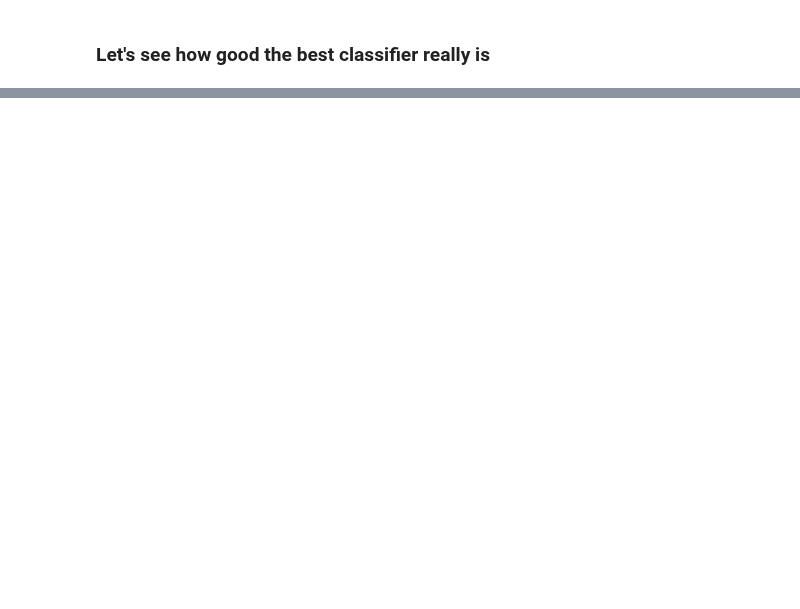
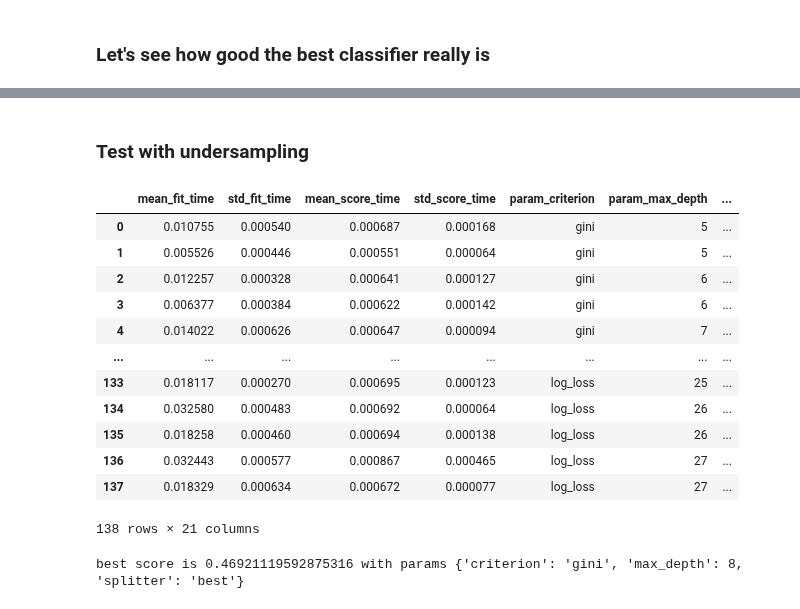
Before and after one commit to medplot/data-mining-project, a Jupyter notebook: jupyter_notebooks/decision_tree.ipynb, the cells around one changed output, grey strips where cells are left out. Saved outputs shown, nothing was run; the diff lists cells and outputs as text; code cells hidden in the pictures; blank space fills up the shorter version.

```diff
--- a/jupyter_notebooks/decision_tree.ipynb
+++ b/jupyter_notebooks/decision_tree.ipynb
@@ -126,0 +109,34 @@ weighted avg       0.79      0.85      0.80    353159
+# %% [markdown]
+### Test with undersampling
+# %%
+data_train, data_test, target_train, target_test = get_preprocessed_brfss_dataset_label_encoded_train_test_split_undersampled()
+
+decision_tree_classifier = DecisionTreeClassifier()
+parameters = {
+    'max_depth': range(5, 28),
+    'splitter': ["best", "random"],
+    'criterion': ["gini", "entropy", "log_loss"]
+}
+
+grid_search_estimator = GridSearchCV(decision_tree_classifier, parameters, scoring='accuracy', cv=cross_validation, return_train_score=False)
+grid_search_estimator.fit(data_train, target_train)
+
+results = pd.DataFrame(grid_search_estimator.cv_results_)
+display(results)
+
+print(f"best score is {grid_search_estimator.best_score_} with params {grid_search_estimator.best_params_}")
+# %% [output]
+|  | mean_fit_time | std_fit_time | mean_score_time | std_score_time | param_criterion | param_max_depth | ... |
+| 0 | 0.010755 | 0.000540 | 0.000687 | 0.000168 | gini | 5 | ... |
+| 1 | 0.005526 | 0.000446 | 0.000551 | 0.000064 | gini | 5 | ... |
+| 2 | 0.012257 | 0.000328 | 0.000641 | 0.000127 | gini | 6 | ... |
+| 3 | 0.006377 | 0.000384 | 0.000622 | 0.000142 | gini | 6 | ... |
+| 4 | 0.014022 | 0.000626 | 0.000647 | 0.000094 | gini | 7 | ... |
+| ... | ... | ... | ... | ... | ... | ... | ... |
+| 133 | 0.018117 | 0.000270 | 0.000695 | 0.000123 | log_loss | 25 | ... |
+| 134 | 0.032580 | 0.000483 | 0.000692 | 0.000064 | log_loss | 26 | ... |
+| 135 | 0.018258 | 0.000460 | 0.000694 | 0.000138 | log_loss | 26 | ... |
+| 136 | 0.032443 | 0.000577 | 0.000867 | 0.000465 | log_loss | 27 | ... |
+| 137 | 0.018329 | 0.000634 | 0.000672 | 0.000077 | log_loss | 27 | ... |
+138 rows × 21 columns
+best score is 0.46921119592875316 with params {'criterion': 'gini', 'max_depth': 8, 'splitter': 'best'}
```
Also changed, not shown: parts of 5 cells of this notebook.
